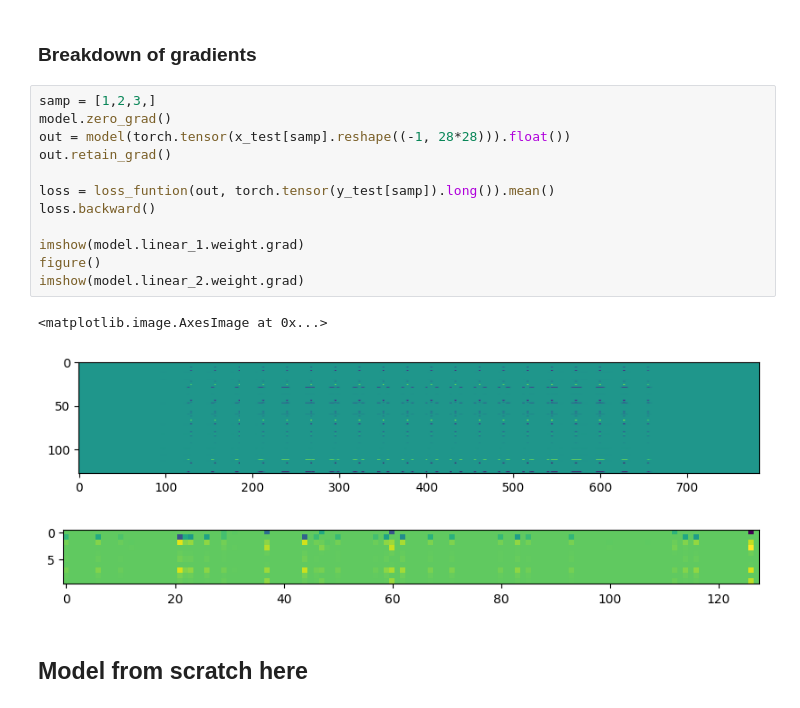
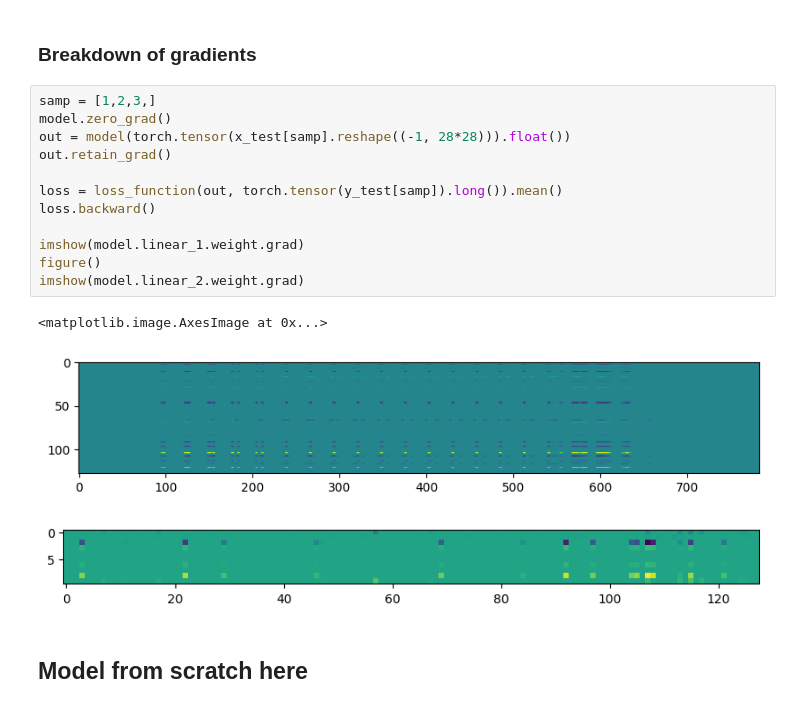
Before and after one commit to erirosv/notebboks, a Jupyter notebook: mnist_scratch.ipynb, the cells around one changed output. Saved outputs shown, nothing was run; the diff lists cells and outputs as text.

```diff
--- a/mnist_scratch.ipynb
+++ b/mnist_scratch.ipynb
@@ -121,19 +121,19 @@ Y_test_predictions = torch.argmax(model(torch.tensor(x_test.reshape((-1, 28*28))
 # %%
 samp = [1,2,3,]
 model.zero_grad()
 out = model(torch.tensor(x_test[samp].reshape((-1, 28*28))).float())
 out.retain_grad()
 
-loss = loss_funtion(out, torch.tensor(y_test[samp]).long()).mean()
+loss = loss_function(out, torch.tensor(y_test[samp]).long()).mean()
 loss.backward()
 
 imshow(model.linear_1.weight.grad)
 figure()
 imshow(model.linear_2.weight.grad)
 # %% [output]
 <matplotlib.image.AxesImage at 0x...>
-[figure, old version]
+[figure, new version]
-[figure, old version]
+[figure, new version]
 # %% [markdown]
 ## Model from scratch here
 # %%
```
Also changed, not shown: parts of 10 cells of this notebook.
